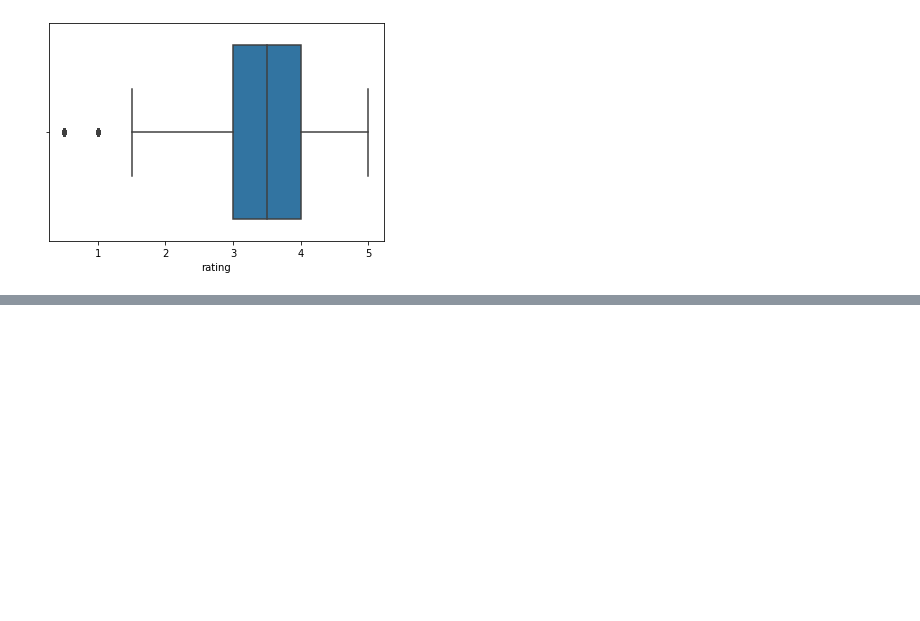
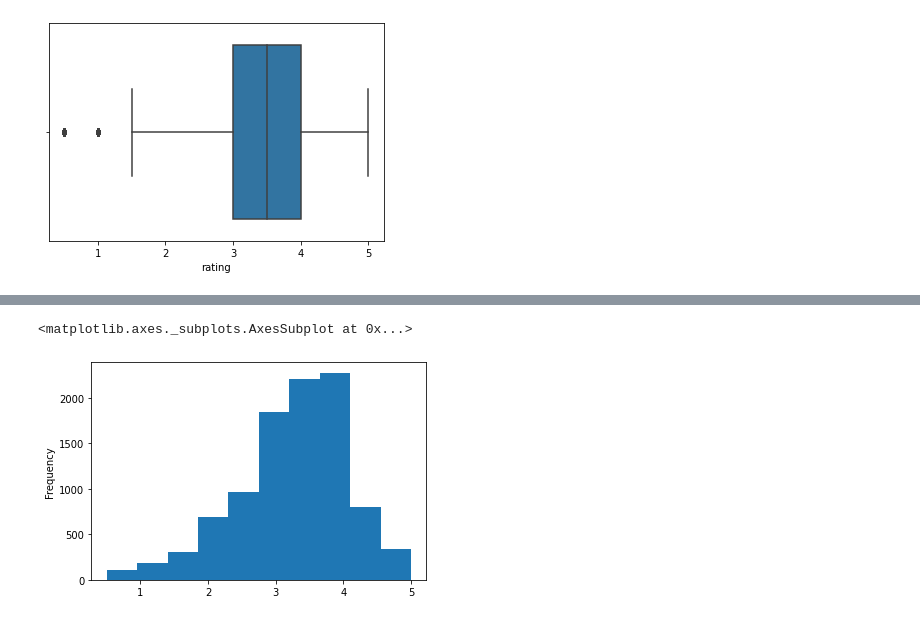
Before and after one commit to wiltonjr4/Data-Science, a Jupyter notebook: Introduction Data Science/Class - 0/Introduction_Data_Science.ipynb, the cells around one changed output, grey strips where cells are left out. Drawn from its saved outputs; the diff is of its cells as text; code cells hidden in the pictures; blank space fills up the shorter version.

```diff
--- a/Introduction Data Science/Class - 0/Introduction_Data_Science.ipynb
+++ b/Introduction Data Science/Class - 0/Introduction_Data_Science.ipynb
@@ -78,0 +110,3 @@ sns.boxplot(ratings.rating)
+# %%
+mean_per_movie = ratings.groupby("movieId").mean()["rating"]
+mean_per_movie.head()
@@ -78,0 +121,5 @@ sns.boxplot(ratings.rating)
+# %%
+mean_per_movie.plot(kind='hist')
+# %% [output]
+<matplotlib.axes._subplots.AxesSubplot at 0x...>
+[figure, added]
```
Also changed, not shown: parts of 30 cells of this notebook, 2 other files.
